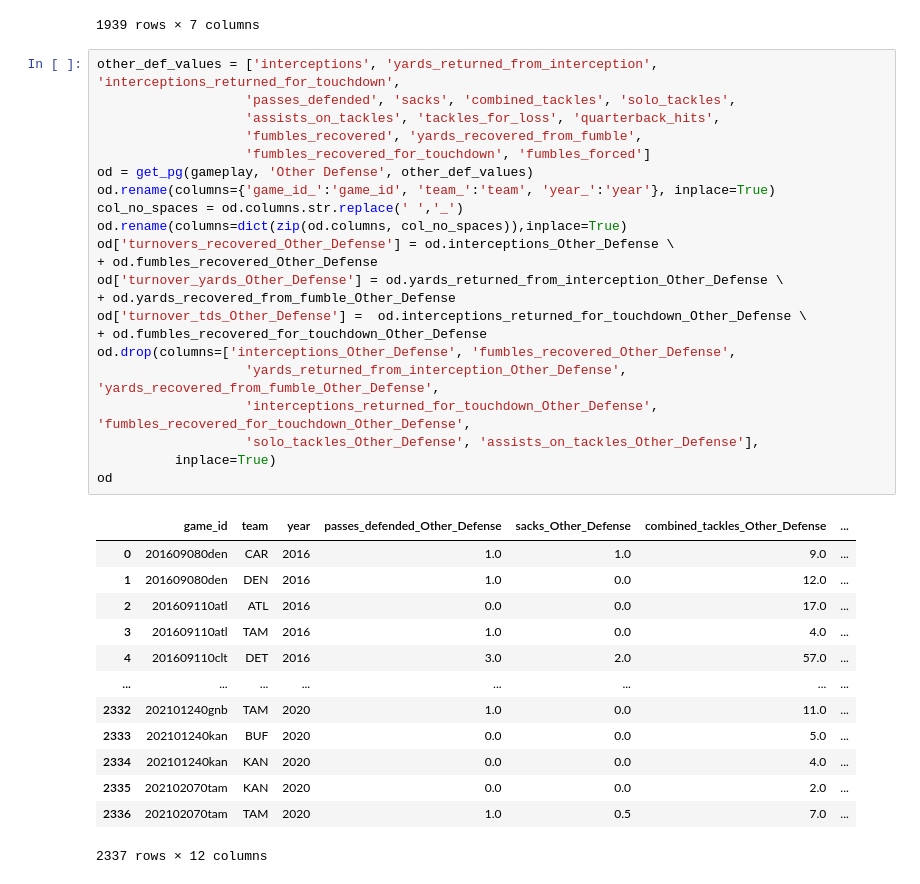
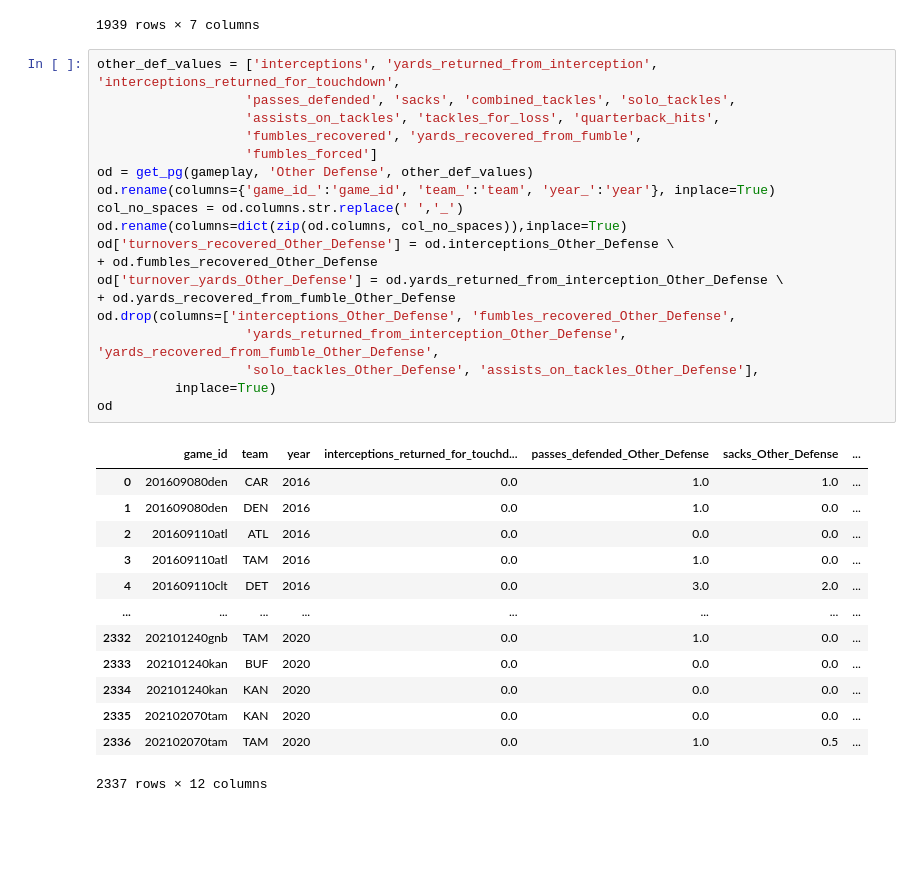
Before and after one commit to WillRobinson152/NFL_Analysis, a Jupyter notebook: CleanDataForEDA.ipynb, the cells around one changed output. Drawn from its saved outputs; the diff is of its cells as text; blank space fills up the shorter version.

```diff
--- a/CleanDataForEDA.ipynb
+++ b/CleanDataForEDA.ipynb
@@ -852,38 +840,35 @@ oo
 # %%
 other_def_values = ['interceptions', 'yards_returned_from_interception', 'interceptions_returned_for_touchdown',
                    'passes_defended', 'sacks', 'combined_tackles', 'solo_tackles',
                    'assists_on_tackles', 'tackles_for_loss', 'quarterback_hits',
                    'fumbles_recovered', 'yards_recovered_from_fumble',
-                   'fumbles_recovered_for_touchdown', 'fumbles_forced']
+                   'fumbles_forced']
 od = get_pg(gameplay, 'Other Defense', other_def_values)
 od.rename(columns={'game_id_':'game_id', 'team_':'team', 'year_':'year'}, inplace=True)
 col_no_spaces = od.columns.str.replace(' ','_')
 od.rename(columns=dict(zip(od.columns, col_no_spaces)),inplace=True)
 od['turnovers_recovered_Other_Defense'] = od.interceptions_Other_Defense \
 + od.fumbles_recovered_Other_Defense
 od['turnover_yards_Other_Defense'] = od.yards_returned_from_interception_Other_Defense \
 + od.yards_recovered_from_fumble_Other_Defense
-od['turnover_tds_Other_Defense'] =  od.interceptions_returned_for_touchdown_Other_Defense \
-+ od.fumbles_recovered_for_touchdown_Other_Defense
 od.drop(columns=['interceptions_Other_Defense', 'fumbles_recovered_Other_Defense',
                    'yards_returned_from_interception_Other_Defense', 'yards_recovered_from_fumble_Other_Defense',
-                   'interceptions_returned_for_touchdown_Other_Defense', 'fumbles_recovered_for_touchdown_Other_Defense',
                    'solo_tackles_Other_Defense', 'assists_on_tackles_Other_Defense'],
           inplace=True)
 od
 # %% [output]
-|  | game_id | team | year | passes_defended_Other_Defense | sacks_Other_Defense | combined_tackles_Other_Defense | ... |
-| 0 | 201609080den | CAR | 2016 | 1.0 | 1.0 | 9.0 | ... |
-| 1 | 201609080den | DEN | 2016 | 1.0 | 0.0 | 12.0 | ... |
-| 2 | 201609110atl | ATL | 2016 | 0.0 | 0.0 | 17.0 | ... |
-| 3 | 201609110atl | TAM | 2016 | 1.0 | 0.0 | 4.0 | ... |
-| 4 | 201609110clt | DET | 2016 | 3.0 | 2.0 | 57.0 | ... |
+|  | game_id | team | year | interceptions_returned_for_touchd... | passes_defended_Other_Defense | sacks_Other_Defense | ... |
+| 0 | 201609080den | CAR | 2016 | 0.0 | 1.0 | 1.0 | ... |
+| 1 | 201609080den | DEN | 2016 | 0.0 | 1.0 | 0.0 | ... |
+| 2 | 201609110atl | ATL | 2016 | 0.0 | 0.0 | 0.0 | ... |
+| 3 | 201609110atl | TAM | 2016 | 0.0 | 1.0 | 0.0 | ... |
+| 4 | 201609110clt | DET | 2016 | 0.0 | 3.0 | 2.0 | ... |
 | ... | ... | ... | ... | ... | ... | ... | ... |
-| 2332 | 202101240gnb | TAM | 2020 | 1.0 | 0.0 | 11.0 | ... |
-| 2333 | 202101240kan | BUF | 2020 | 0.0 | 0.0 | 5.0 | ... |
-| 2334 | 202101240kan | KAN | 2020 | 0.0 | 0.0 | 4.0 | ... |
-| 2335 | 202102070tam | KAN | 2020 | 0.0 | 0.0 | 2.0 | ... |
-| 2336 | 202102070tam | TAM | 2020 | 1.0 | 0.5 | 7.0 | ... |
+| 2332 | 202101240gnb | TAM | 2020 | 0.0 | 1.0 | 0.0 | ... |
+| 2333 | 202101240kan | BUF | 2020 | 0.0 | 0.0 | 0.0 | ... |
+| 2334 | 202101240kan | KAN | 2020 | 0.0 | 0.0 | 0.0 | ... |
+| 2335 | 202102070tam | KAN | 2020 | 0.0 | 0.0 | 0.0 | ... |
+| 2336 | 202102070tam | TAM | 2020 | 0.0 | 1.0 | 0.5 | ... |
 2337 rows × 12 columns
 # %%
 od.describe()
```
Also changed, not shown: parts of 16 cells of this notebook.
